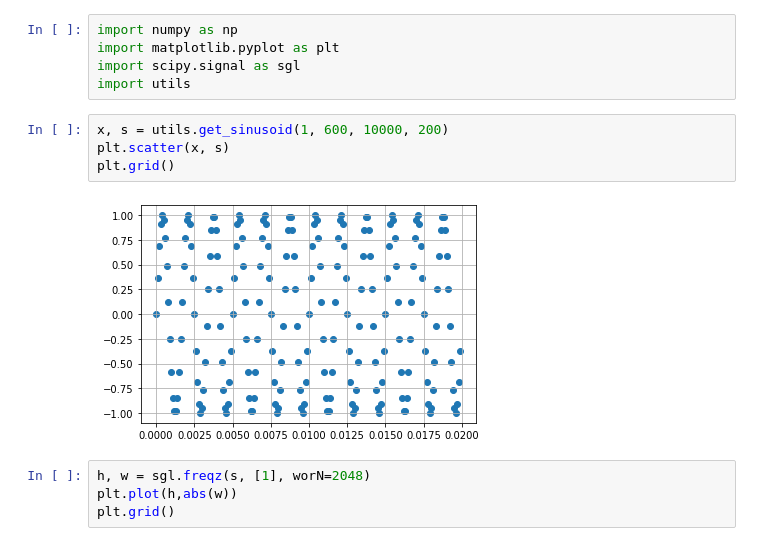
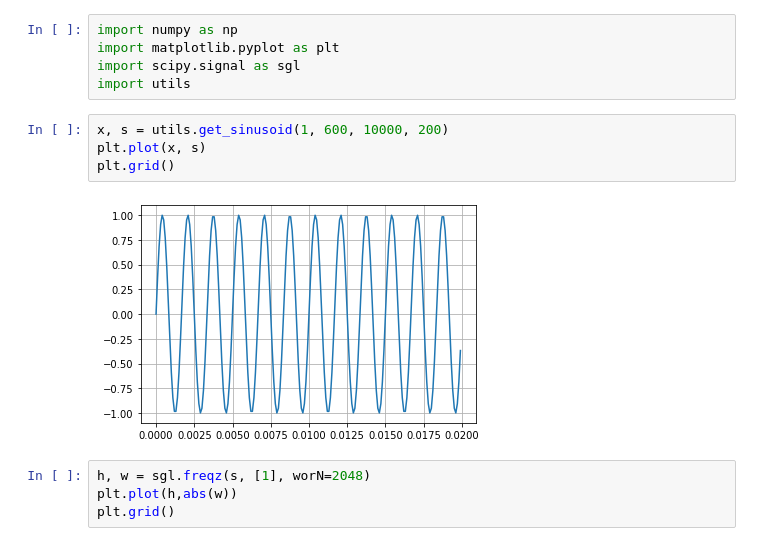
Before and after one commit to lionelGoffaux/tp_signal, a Jupyter notebook: lab2.ipynb, the cells around one changed output. Saved outputs shown, nothing was run; the diff lists cells and outputs as text.

```diff
--- a/lab2.ipynb
+++ b/lab2.ipynb
@@ -5,10 +5,10 @@ import scipy.signal as sgl
 import utils
 # %%
 x, s = utils.get_sinusoid(1, 600, 10000, 200)
-plt.scatter(x, s)
+plt.plot(x, s)
 plt.grid()
 # %% [output]
-[figure, old version]
+[figure, new version]
 # %%
 h, w = sgl.freqz(s, [1], worN=2048)
 plt.plot(h,abs(w))
```
Also changed, not shown: parts of 1 cell of this notebook.
